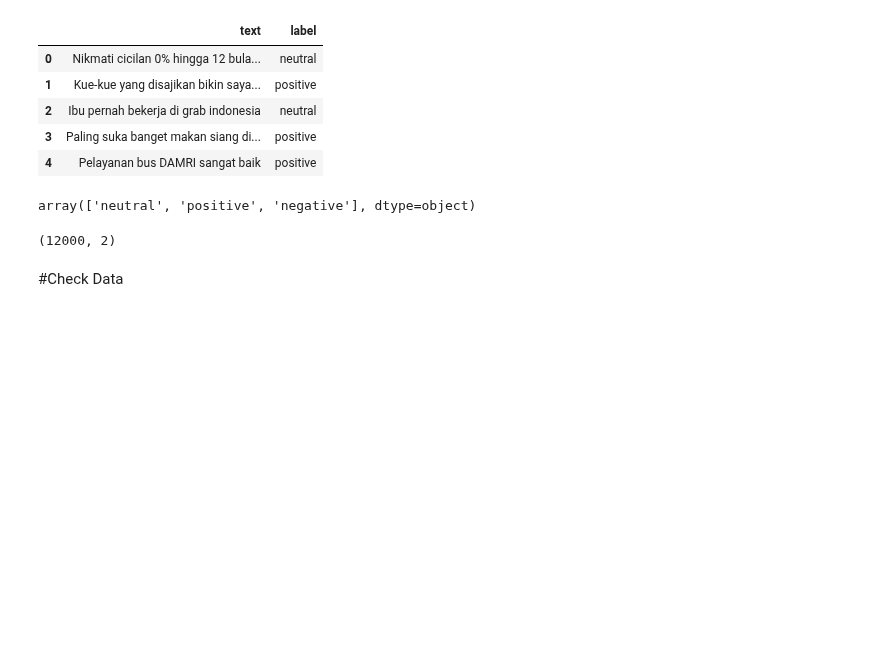
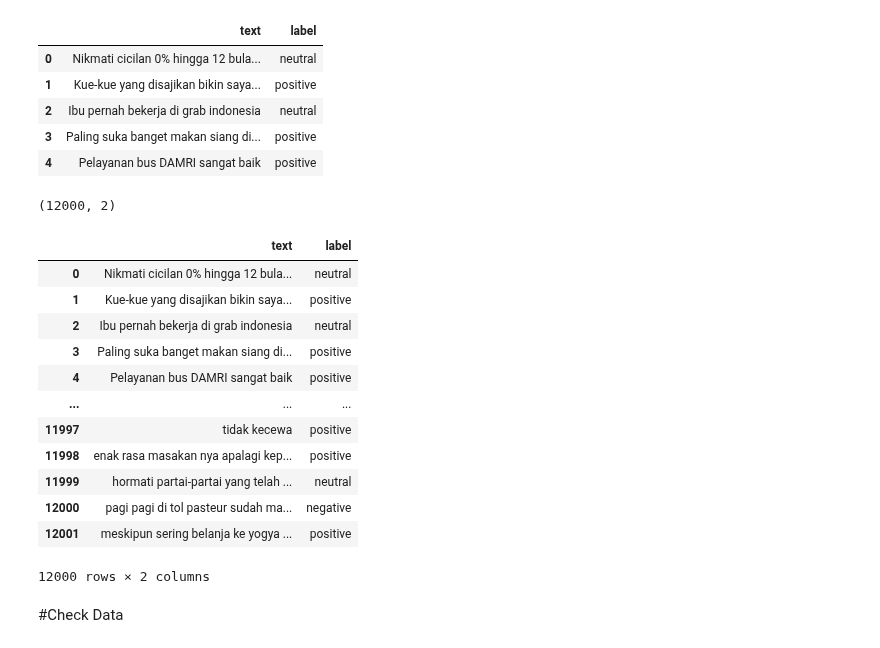
Before and after one commit to udjoo/tugas_dsc, a Jupyter notebook: models/rnn/RNN.ipynb, the cells around one changed output. Saved outputs shown, nothing was run; the diff lists cells and outputs as text; code cells hidden in the pictures; blank space fills up the shorter version.

```diff
--- a/models/rnn/RNN.ipynb
+++ b/models/rnn/RNN.ipynb
@@ -71,14 +75,27 @@ df.head()
 | 2 | Ibu pernah bekerja di grab indonesia | neutral |
 | 3 | Paling suka banget makan siang di... | positive |
 | 4 | Pelayanan bus DAMRI sangat baik | positive |
-# %%
-df['label'].unique()
-# %% [output]
-array(['neutral', 'positive', 'negative'], dtype=object)
 # %%
 df.shape
 # %% [output]
 (12000, 2)
+# %%
+df.columns =['text', 'label']
+df
+# %% [output]
+|  | text | label |
+| 0 | Nikmati cicilan 0% hingga 12 bula... | neutral |
+| 1 | Kue-kue yang disajikan bikin saya... | positive |
+| 2 | Ibu pernah bekerja di grab indonesia | neutral |
+| 3 | Paling suka banget makan siang di... | positive |
+| 4 | Pelayanan bus DAMRI sangat baik | positive |
+| ... | ... | ... |
+| 11997 | tidak kecewa | positive |
+| 11998 | enak rasa masakan nya apalagi kep... | positive |
+| 11999 | hormati partai-partai yang telah ... | neutral |
+| 12000 | pagi pagi di tol pasteur sudah ma... | negative |
+| 12001 | meskipun sering belanja ke yogya ... | positive |
+12000 rows × 2 columns
 # %% [markdown]
 #Check Data
 # %%
```
Also changed, not shown: parts of 10 cells of this notebook, 1 other file.
